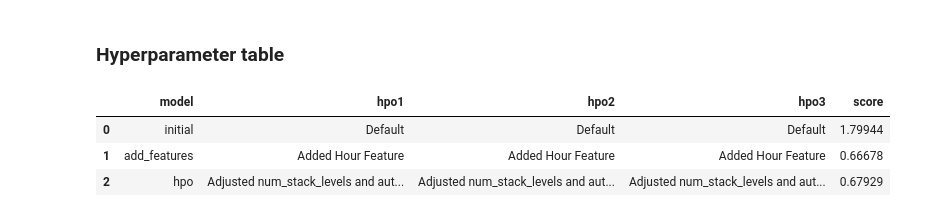
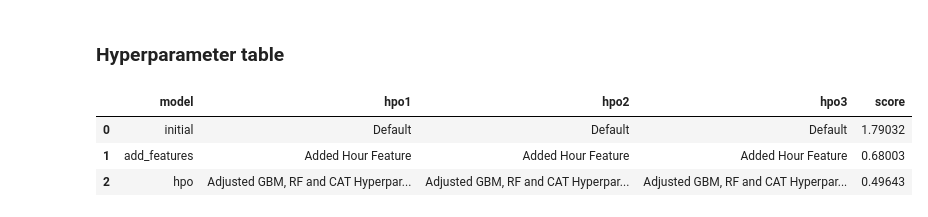
Before and after one commit to djarrin/Bike-Sharing-Demand-with-AutoGluon, a Jupyter notebook: project-notebook.ipynb, the cells around one changed output. Cells and saved outputs as stored; diff of their text form; code cells hidden in the pictures.

Commit message:
updating for 2nd submission

```diff
--- a/project-notebook.ipynb
+++ b/project-notebook.ipynb
@@ -310,7 +307,7 @@ submission.csv               2023-05-22 13:39:06  first raw submission
 # %% [markdown]
 #### Initial score of `?`
 # %%
-submission_init.kaggel_score = 1.79032
+submission_init.kaggle_score = 1.79032
 # %% [markdown]
 ## Step 4: Exploratory Data Analysis and Creating an additional feature
 * Any additional feature will do, but a great suggestion would be to separate out the datetime into hour, day, or month parts.
@@ -444,5 +408,5 @@ Plot summary of models saved to file: AutogluonModels/ag-20230523_235156/Summary
 # %%
-predictions_new_features = TabularPredictor.load("AutogluonModels/ag-20230523_235156/")
+predictor_new_features = TabularPredictor.load("AutogluonModels/ag-20230523_235156/")
 # Remember to set all negative values to zero
 predictions_new_features = predictor_new_features.predict(test)
 predictions_new_features.describe()
@@ -493,8 +457,8 @@ hyperparameters = {
 
 hyperparameter_tune_kwargs = {
     "num_trials": 10,
-    "search_strategy": "random",
-    "scheduler": "hyperband"
+    "searcher": "random",
+    "scheduler": "local"
 }
 
 
@@ -574,7 +571,7 @@ submission.csv               2023-05-22 13:36:46  first raw submission
 # %% [markdown]
 #### New Score of `?`
 # %%
-submission_new_hpo.kaggle_score = 0.67929
+submission_new_hpo.kaggle_score = 0.49643
 # %% [markdown]
 ## Step 7: Write a Report
 ### Refer to the markdown file for the full report
@@ -609,14 +606,14 @@ NameError: name 'submission_new_features' is not defined
 # %%
 # The 3 hyperparameters we tuned with the kaggle score as the result
 pd.DataFrame({
     "model": ["initial", "add_features", "hpo"],
-    "hpo1": ["Default", "Added Hour Feature", "Adjusted num_stack_levels and auto_stack"],
-    "hpo2": ["Default", "Added Hour Feature", "Adjusted num_stack_levels and auto_stack"],
-    "hpo3": ["Default", "Added Hour Feature", "Adjusted num_stack_levels and auto_stack"],
-    "score": [1.79944, 0.66678, 0.67929]
+    "hpo1": ["Default", "Added Hour Feature", "Adjusted GBM, RF and CAT Hyperparameter Models"],
+    "hpo2": ["Default", "Added Hour Feature", "Adjusted GBM, RF and CAT Hyperparameter Models"],
+    "hpo3": ["Default", "Added Hour Feature", "Adjusted GBM, RF and CAT Hyperparameter Models"],
+    "score": [submission_init.kaggle_score, submission_new_features.kaggle_score,submission_new_hpo.kaggle_score]
 })
 # %% [output]
 |  | model | hpo1 | hpo2 | hpo3 | score |
-| 0 | initial | Default | Default | Default | 1.79944 |
-| 1 | add_features | Added Hour Feature | Added Hour Feature | Added Hour Feature | 0.66678 |
-| 2 | hpo | Adjusted num_stack_levels and aut... | Adjusted num_stack_levels and aut... | Adjusted num_stack_levels and aut... | 0.67929 |
+| 0 | initial | Default | Default | Default | 1.79032 |
+| 1 | add_features | Added Hour Feature | Added Hour Feature | Added Hour Feature | 0.68003 |
+| 2 | hpo | Adjusted GBM, RF and CAT Hyperpar... | Adjusted GBM, RF and CAT Hyperpar... | Adjusted GBM, RF and CAT Hyperpar... | 0.49643 |
```
Also changed, not shown: parts of 10 cells of this notebook, 2 other files.
